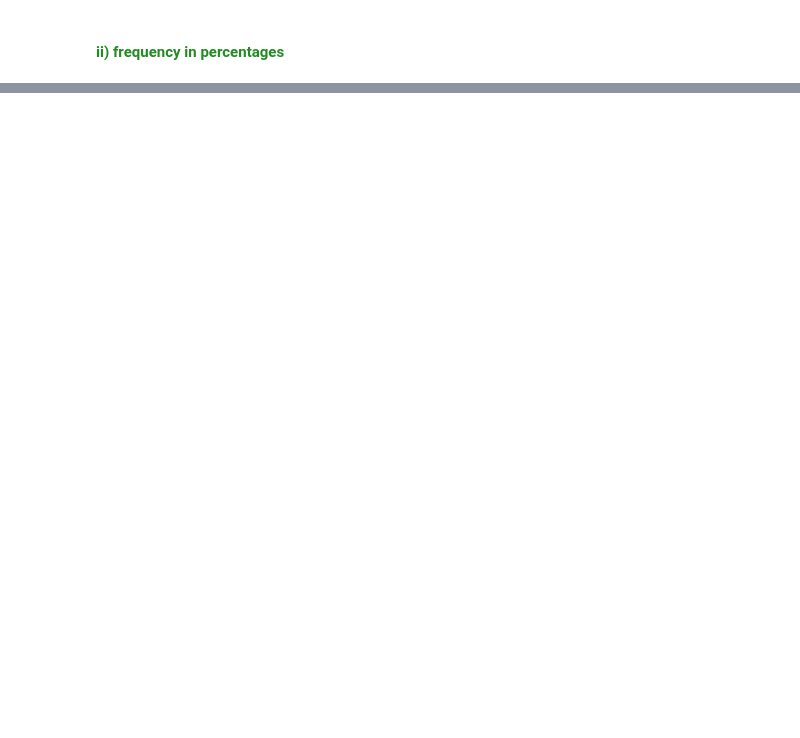
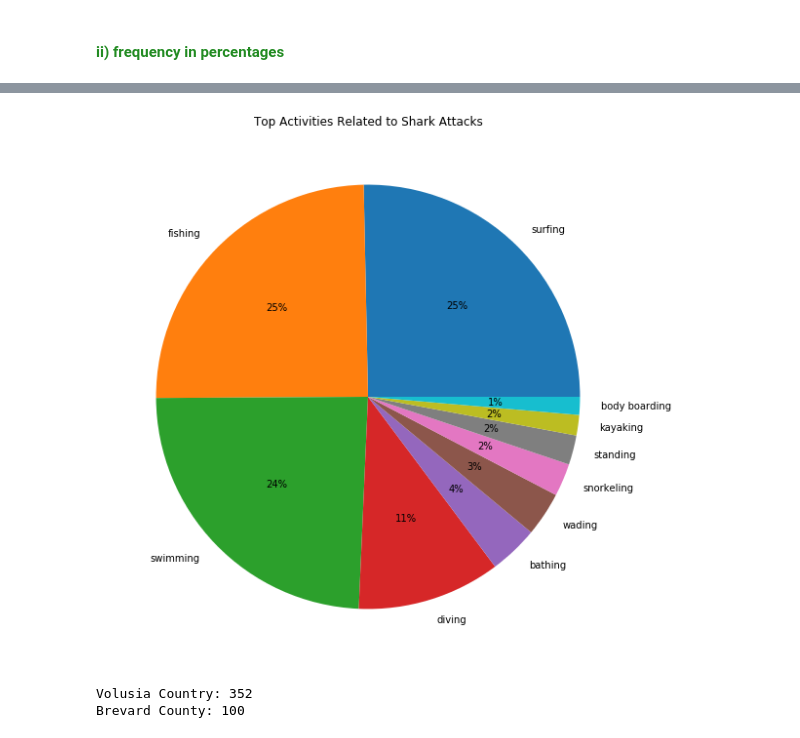
Before and after one commit to jalbin/Shark_Attacks, a Jupyter notebook: Shark_Attacks.ipynb, the cells around one changed output, grey strips where cells are left out. Drawn from its saved outputs; the diff is of its cells as text; code cells hidden in the pictures; blank space fills up the shorter version.

```diff
--- a/Shark_Attacks.ipynb
+++ b/Shark_Attacks.ipynb
@@ -188,0 +292,34 @@ fix_col_names(df)
+# %%
+import re
+# Cleaning "Activities" column
+
+def strip_strings(value):
+    if isinstance(value, str):
+        return value.strip()
+    else:
+        return value
+
+df_cleaned["activity"] = df_cleaned["activity"].apply(strip_strings)
+df_cleaned["activity"]=df_cleaned["activity"].replace("-", " ")
+df_cleaned["activity"]=df_cleaned["activity"].str.lower().replace(r".*swimming.*","swimming", regex=True)
+df_cleaned["activity"]= df_cleaned["activity"].replace(r".*fishing.*","fishing", regex=True)
+df_cleaned["activity"]=df_cleaned["activity"].replace(r".*surfboard.*","surfing", regex=True)
+df_cleaned["activity"]=df_cleaned["activity"].replace(r"floating","swimming", regex=True)
+df_cleaned["activity"]=df_cleaned["activity"].replace(r".*stand-up paddle.*","stand-up paddle", regex=True)
+df_cleaned["activity"]=df_cleaned["activity"].replace(r".*bathing.*","bathing", regex=True)
+df_cleaned["activity"]=df_cleaned["activity"].replace(r".*surfing.*","surfing", regex=True)
+df_cleaned["activity"]=df_cleaned["activity"].replace(r".*surf-skiing.*","kayaking", regex=True)
+df_cleaned["activity"]=df_cleaned["activity"].replace(r".*surf skiing.*","kayaking", regex=True)
+df_cleaned["activity"]=df_cleaned["activity"].replace(r".*kayaking.*","kayaking", regex=True)
+df_cleaned["activity"]=df_cleaned["activity"].replace(r".*shark feeding.*","shark feeding", regex=True)
+df_cleaned["activity"]=df_cleaned["activity"].replace(r".*feeding sharks.*","shark feeding", regex=True)
+df_cleaned["activity"]=df_cleaned["activity"].replace(r".*kayak.*","kayaking", regex=True)
+df_cleaned["activity"]=df_cleaned["activity"].replace(r".*canoe.*","canoeing", regex=True)
+df_cleaned["activity"]=df_cleaned["activity"].replace(r".*stand up paddle.*","stand up paddle", regex=True)
+df_cleaned["activity"]=df_cleaned["activity"].replace(r".*paddle boarding.*","stand up paddle", regex=True)
+df_cleaned["activity"]=df_cleaned["activity"].replace(r".*SUP.*","stand up paddle", regex=True)
+df_cleaned["activity"]=df_cleaned["activity"].replace(r".*surf-sking.*","kayaking", regex=True)
+df_cleaned["activity"]=df_cleaned["activity"].replace(r".*diving.*","diving", regex=True)
+
+df_cleaned["activity"].value_counts()
+df_cleaned["activity"].nunique()
@@ -188,0 +328,3 @@ fix_col_names(df)
+# %%
+df_cleaned["type"].replace(["Unverified", "?", "Under investigation", "Invalid", "Questionable"], "Unconfirmed", inplace=True)
+df_cleaned["type"].value_counts()
@@ -404,0 +558,22 @@ Name: source, Length: 5284, dtype: float64
+# %%
+import matplotlib.pyplot as plt
+plt.figure(figsize=(10, 10))
+plt.pie(df_cleaned.activity.value_counts().head(10), labels = df_cleaned.activity.value_counts().head(10).index, autopct='%1.0f%%')
+plt.title('Top Activities Related to Shark Attacks')
+plt.show()
+# %% [output]
+[figure, added]
+# %%
+#Top 2 County with most attacks:
+##########################
+k = 0
+l = 0
+for i in list(df.location):
+    if "Volusia County" in str(i):
+        k += 1
+    elif "Brevard County" in str(i):
+        l += 1
+print(f"Volusia Country: {k} \nBrevard County: {l}")
+# %% [output]
+Volusia Country: 352
+Brevard County: 100
```
Also changed, not shown: parts of 26 cells of this notebook.
